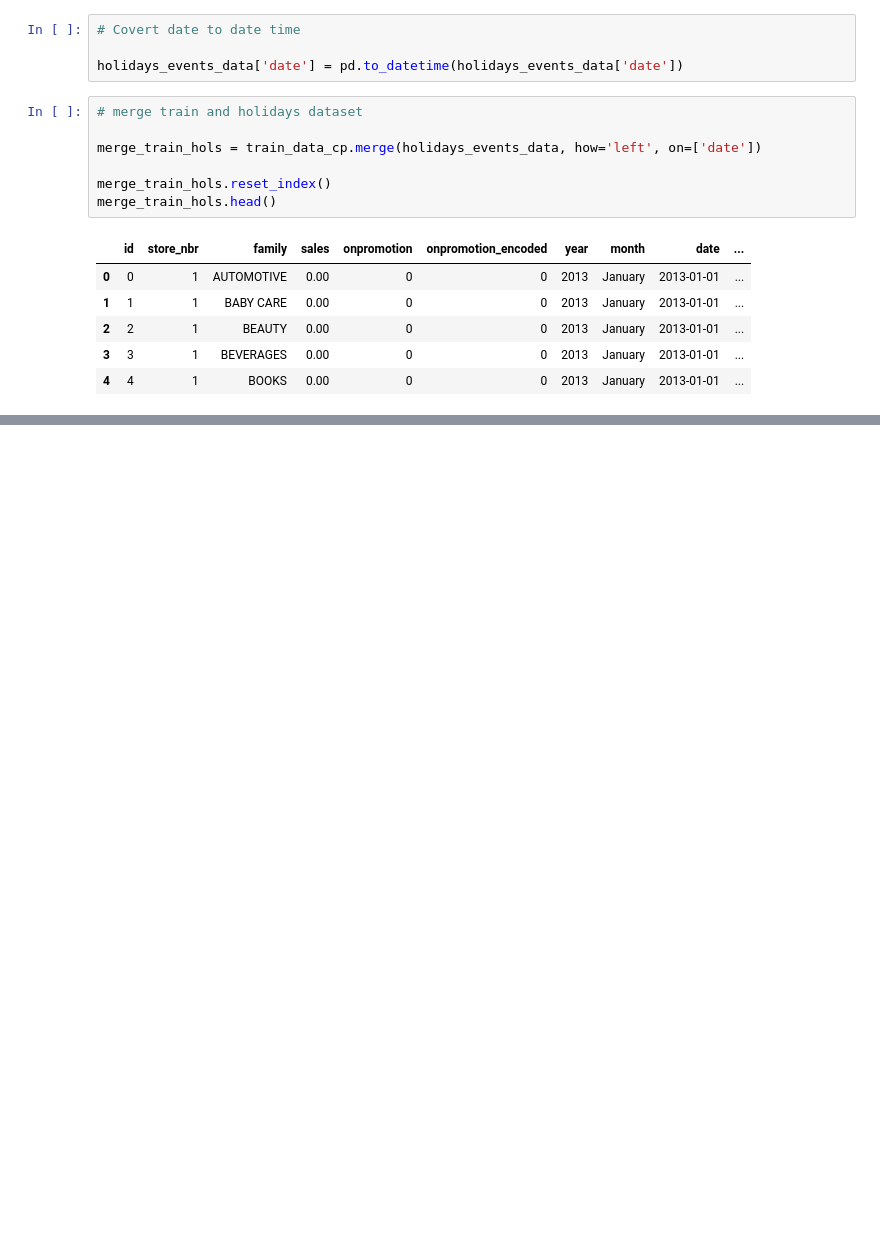
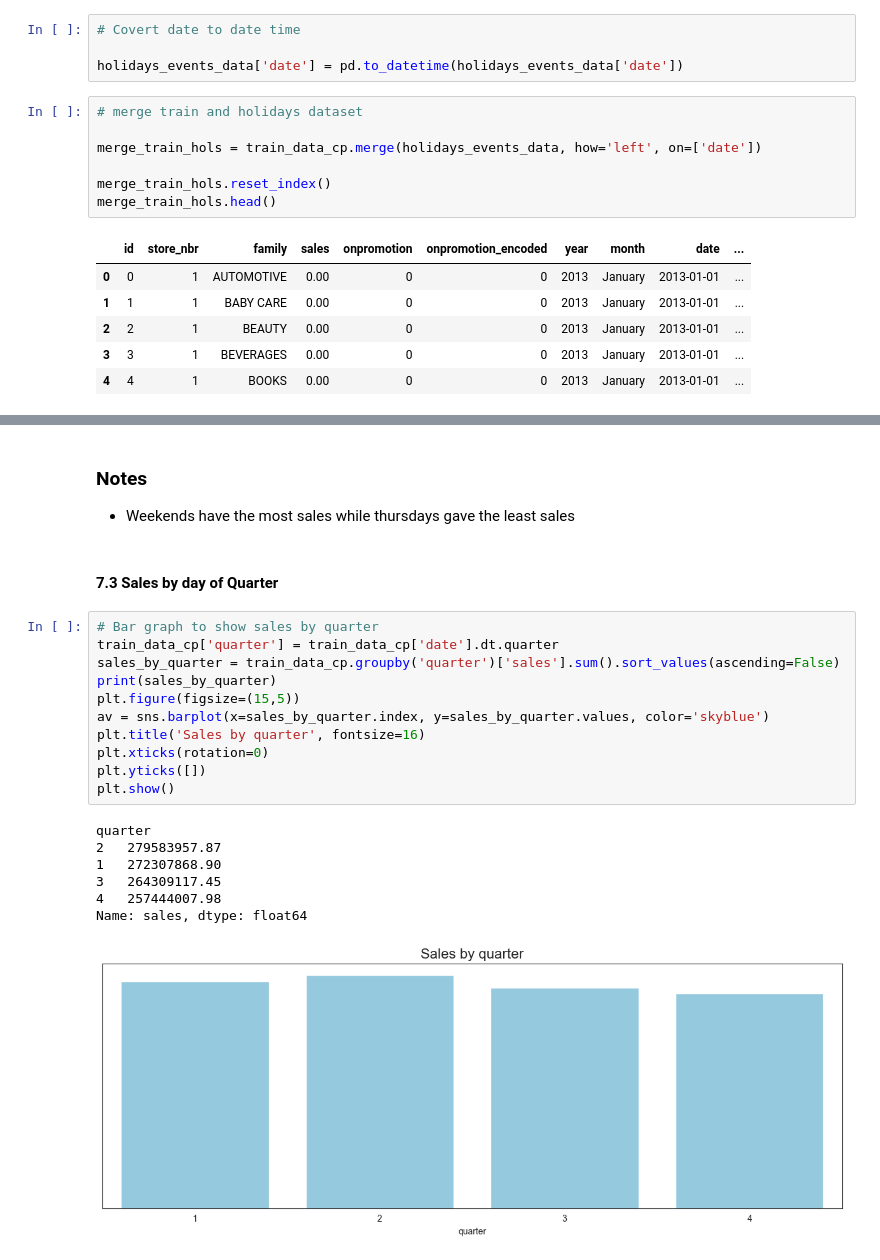
Before and after one commit to murithidenisgitobu/Time-Series-Regression-Analysis-Corporation-Favorita-, a Jupyter notebook: Time Series Regression Analysis - Corporation Favorita.ipynb, the cells around one changed output, grey strips where cells are left out. Saved outputs shown, nothing was run; the diff lists cells and outputs as text; blank space fills up the shorter version.

```diff
--- a/Time Series Regression Analysis - Corporation Favorita.ipynb
+++ b/Time Series Regression Analysis - Corporation Favorita.ipynb
@@ -1371,0 +1415,24 @@ plt.show()
+# %% [markdown]
+### **Notes**
+- Weekends have the most sales while thursdays gave the least sales
+# %% [markdown]
+#### **7.3 Sales by day of Quarter**
+# %%
+# Bar graph to show sales by quarter
+train_data_cp['quarter'] = train_data_cp['date'].dt.quarter
+sales_by_quarter = train_data_cp.groupby('quarter')['sales'].sum().sort_values(ascending=False)
+print(sales_by_quarter)
+plt.figure(figsize=(15,5))
+av = sns.barplot(x=sales_by_quarter.index, y=sales_by_quarter.values, color='skyblue')
+plt.title('Sales by quarter', fontsize=16)
+plt.xticks(rotation=0)
+plt.yticks([])
+plt.show()
+# %% [output]
+quarter
+2   279583957.87
+1   272307868.90
+3   264309117.45
+4   257444007.98
+Name: sales, dtype: float64
+[figure, added]
```
Also changed, not shown: parts of 13 cells of this notebook.
